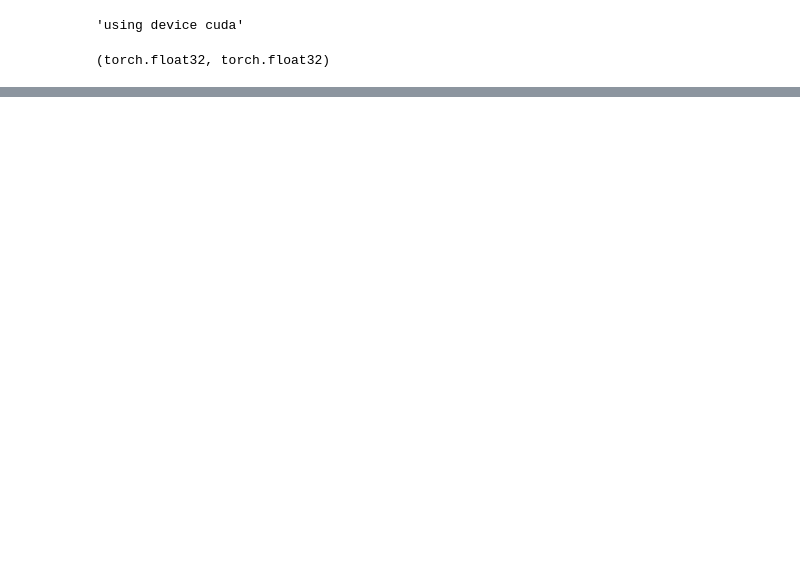
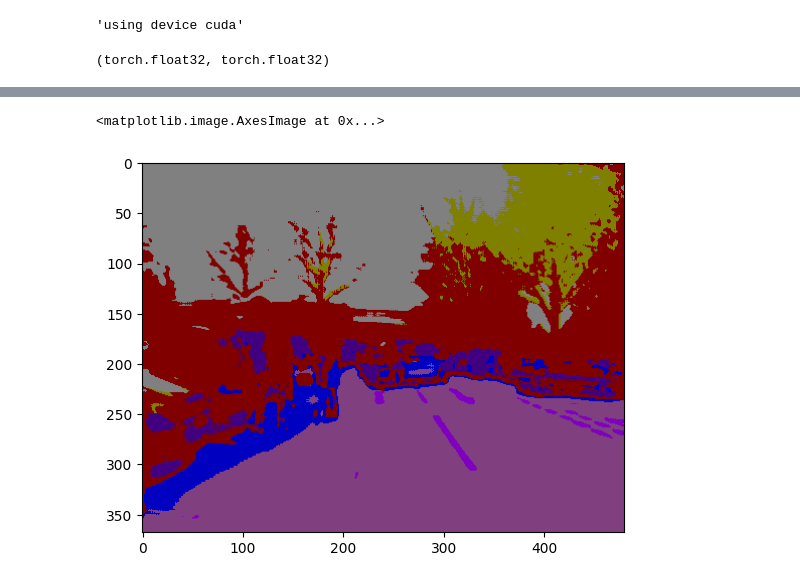
Before and after one commit to pedrotokar/deeplearning-assignments, a Jupyter notebook: Assignment 1/Deep_Learning_Assignment_1.ipynb, the cells around one changed output, grey strips where cells are left out. Drawn from its saved outputs; the diff is of its cells as text; code cells hidden in the pictures; blank space fills up the shorter version.

Commit message:
Modelo funcionando +-

```diff
--- a/Assignment 1/Deep_Learning_Assignment_1.ipynb
+++ b/Assignment 1/Deep_Learning_Assignment_1.ipynb
@@ -333,0 +413,7 @@ Epoch 2: 3.474323
+# %%
+pred = model(test_data[11][0])
+pred_softmax = pred.argmax(axis = 0)
+plt.imshow(colors[pred_softmax].cpu())
+# %% [output]
+<matplotlib.image.AxesImage at 0x...>
+[figure, added]
```
Also changed, not shown: parts of 11 cells of this notebook.
